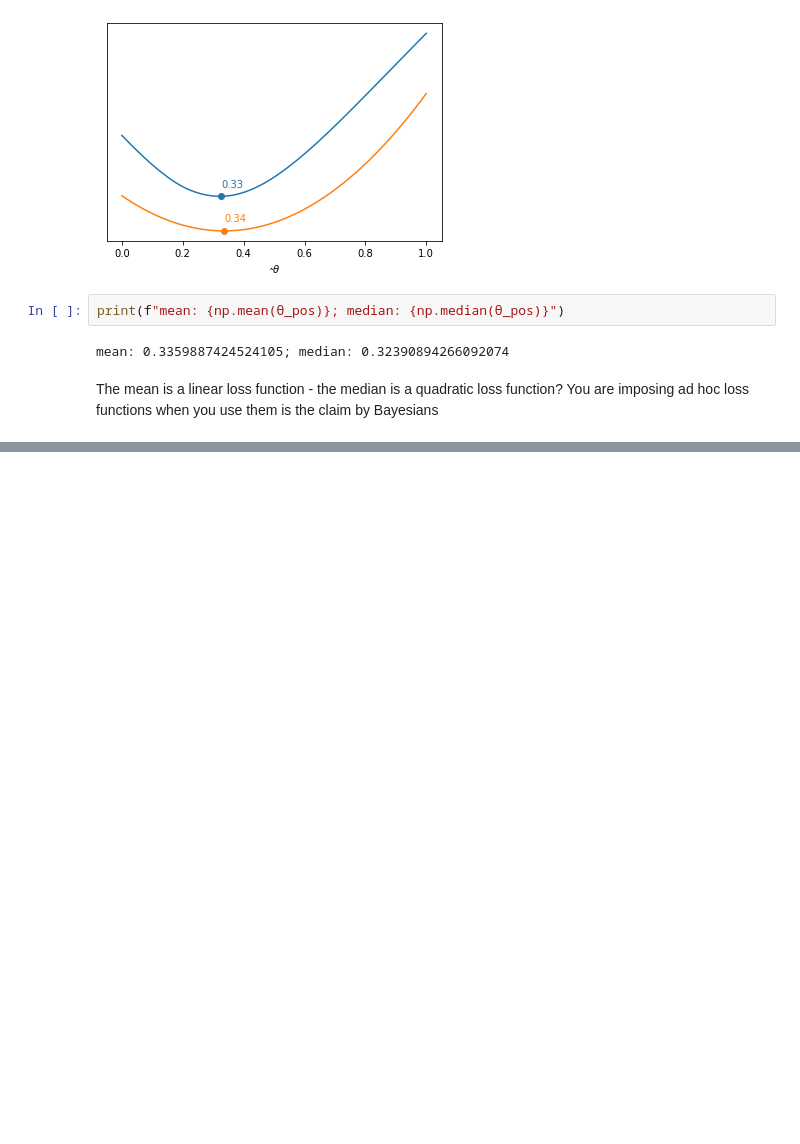
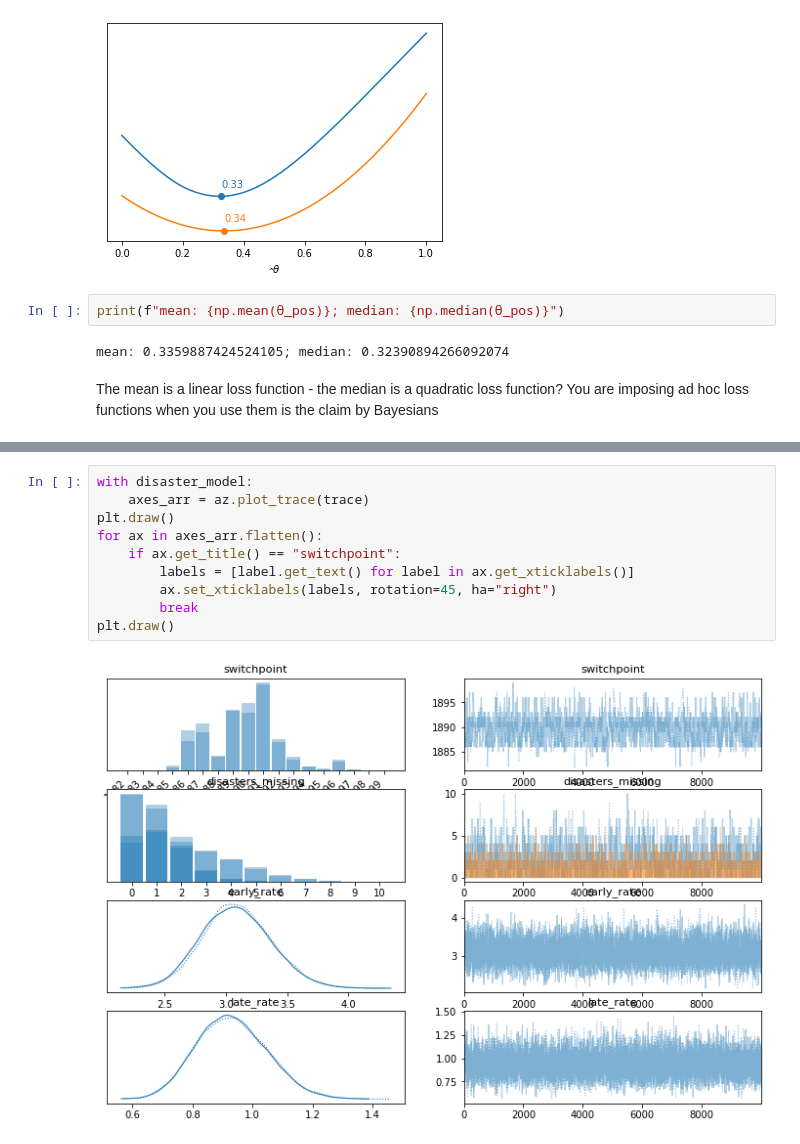
Before and after one commit to cormach/pymc3-bayesian-analysis-book, a Jupyter notebook: Chapter_1.ipynb, the cells around one changed output, grey strips where cells are left out. Saved outputs shown, nothing was run; the diff lists cells and outputs as text; blank space fills up the shorter version.

```diff
--- a/Chapter_1.ipynb
+++ b/Chapter_1.ipynb
@@ -73,0 +182,12 @@ The mean is a linear loss function - the median is a quadratic loss function?  Y
+# %%
+with disaster_model:
+    axes_arr = az.plot_trace(trace)
+plt.draw()
+for ax in axes_arr.flatten():
+    if ax.get_title() == "switchpoint":
+        labels = [label.get_text() for label in ax.get_xticklabels()]
+        ax.set_xticklabels(labels, rotation=45, ha="right")
+        break
+plt.draw()
+# %% [output]
+[figure, added]
```
Also changed, not shown: parts of 11 cells of this notebook.
